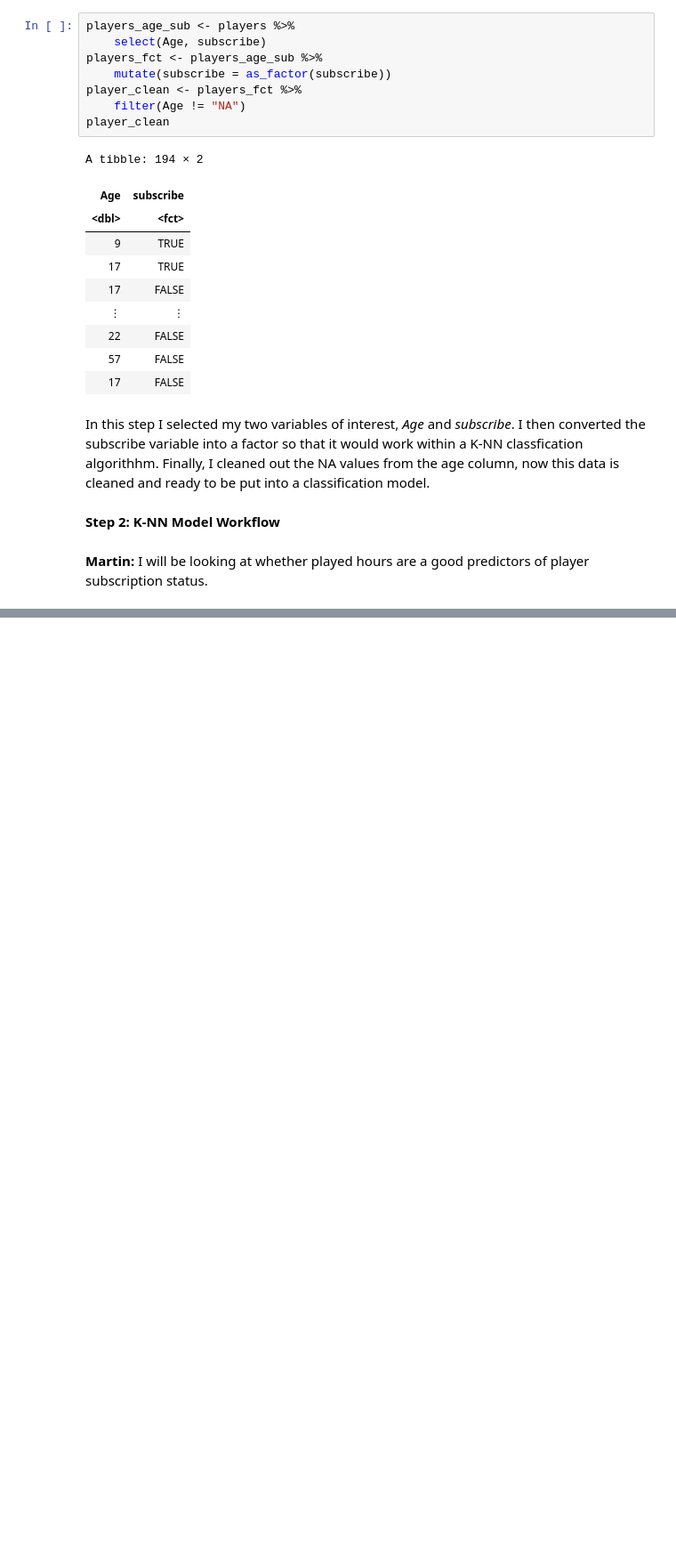
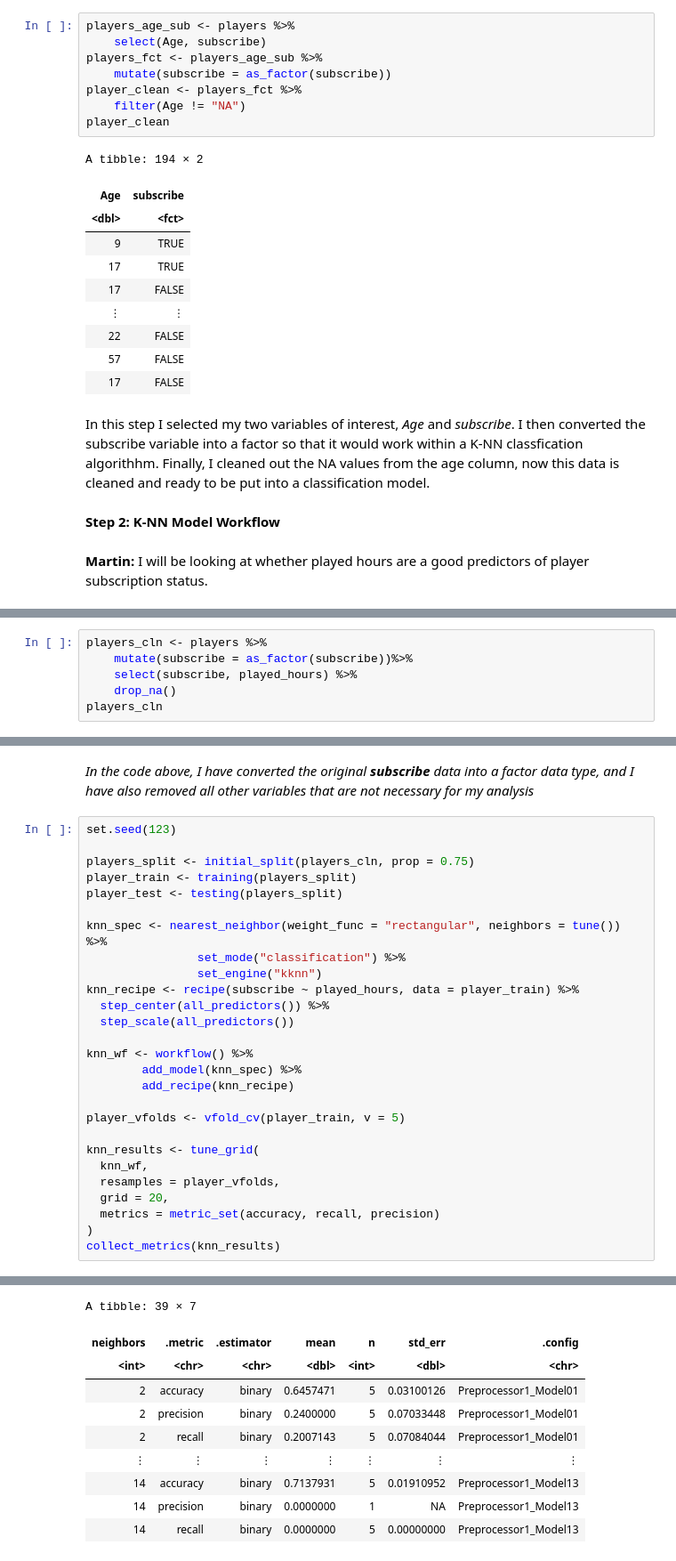
Before and after one commit to Mgonz005/Data-Science-group-project-, a Jupyter notebook: final_project_grp34.ipynb, the cells around one changed output, grey strips where cells are left out. Shown: that part at 89% size. Saved outputs shown, nothing was run; the diff lists cells and outputs as text; blank space fills up the shorter version.

```diff
--- a/final_project_grp34.ipynb
+++ b/final_project_grp34.ipynb
@@ -125,0 +209,6 @@ In this step I selected my two variables of interest, *Age* and *subscribe*. I t
+# %%
+players_cln <- players %>%
+    mutate(subscribe = as_factor(subscribe))%>%
+    select(subscribe, played_hours) %>%
+    drop_na()
+players_cln
@@ -125,0 +226,30 @@ In this step I selected my two variables of interest, *Age* and *subscribe*. I t
+# %% [markdown]
+*In the code above, I have converted the original **subscribe** data into a factor data type, and I have also removed all other variables that are not necessary for my analysis*
+# %%
+set.seed(123)
+
+players_split <- initial_split(players_cln, prop = 0.75)
+player_train <- training(players_split)
+player_test <- testing(players_split)
+
+knn_spec <- nearest_neighbor(weight_func = "rectangular", neighbors = tune()) %>%
+                set_mode("classification") %>%
+                set_engine("kknn")
+knn_recipe <- recipe(subscribe ~ played_hours, data = player_train) %>%
+  step_center(all_predictors()) %>%
+  step_scale(all_predictors())
+
+knn_wf <- workflow() %>%
+        add_model(knn_spec) %>%
+        add_recipe(knn_recipe)
+
+player_vfolds <- vfold_cv(player_train, v = 5)
+
+knn_results <- tune_grid(
+  knn_wf,
+  resamples = player_vfolds,
+  grid = 20,
+  metrics = metric_set(accuracy, recall, precision)
+)
+collect_metrics(knn_results)
+# %% [output]
@@ -125,0 +273,10 @@ In this step I selected my two variables of interest, *Age* and *subscribe*. I t
+A tibble: 39 × 7
+| neighbors | .metric | .estimator | mean | n | std_err | .config |
+| <int> | <chr> | <chr> | <dbl> | <int> | <dbl> | <chr> |
+| 2 | accuracy | binary | 0.6457471 | 5 | 0.03100126 | Preprocessor1_Model01 |
+| 2 | precision | binary | 0.2400000 | 5 | 0.07033448 | Preprocessor1_Model01 |
+| 2 | recall | binary | 0.2007143 | 5 | 0.07084044 | Preprocessor1_Model01 |
+| ⋮ | ⋮ | ⋮ | ⋮ | ⋮ | ⋮ | ⋮ |
+| 14 | accuracy | binary | 0.7137931 | 5 | 0.01910952 | Preprocessor1_Model13 |
+| 14 | precision | binary | 0.0000000 | 1 | NA | Preprocessor1_Model13 |
+| 14 | recall | binary | 0.0000000 | 5 | 0.00000000 | Preprocessor1_Model13 |
```
Also changed, not shown: parts of 14 cells of this notebook.
